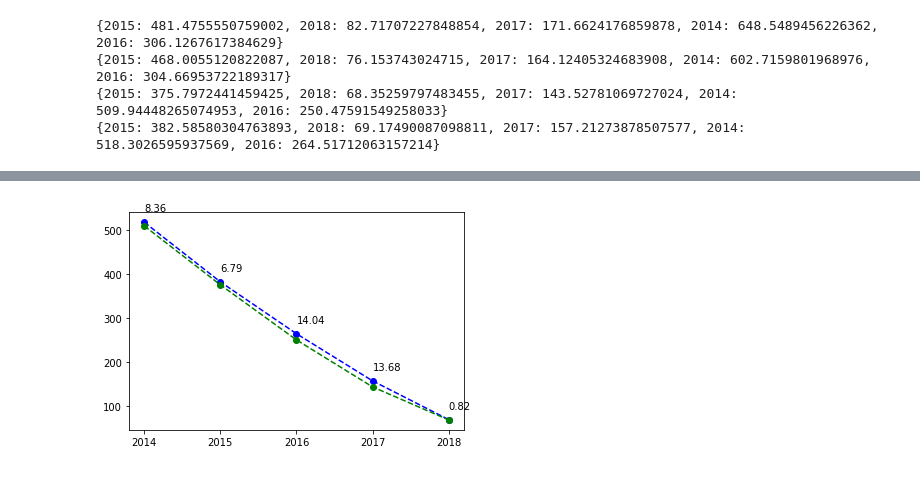
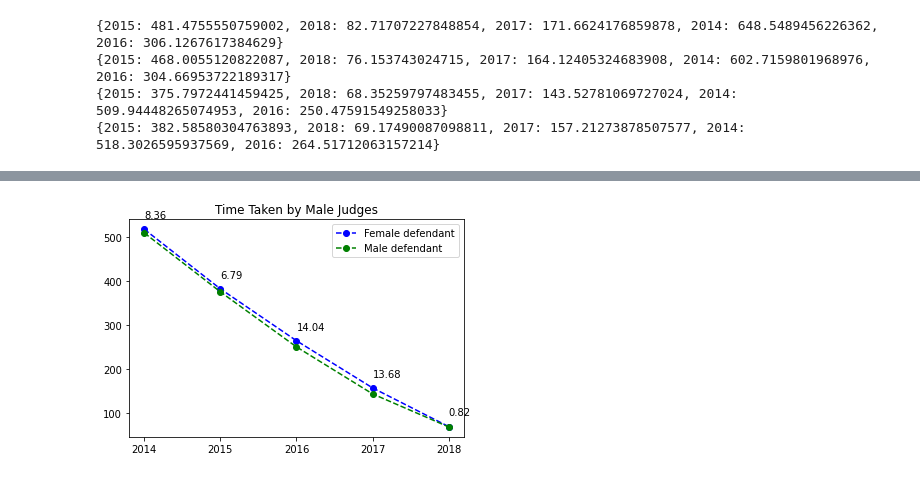
Before and after one commit to Haran71/DDL_Judicial_Data_Analysis, a Jupyter notebook: Analysis-3.ipynb, the cells around one changed output, grey strips where cells are left out. Saved outputs shown, nothing was run; the diff lists cells and outputs as text; code cells hidden in the pictures.

```diff
--- a/Analysis-3.ipynb
+++ b/Analysis-3.ipynb
@@ -168,10 +178,11 @@ plt.show()
 # %%
-plt.plot(list(male_female.keys()),list(male_female.values()),"--bo")
-plt.plot(list(male_male.keys()),list(male_male.values()),"--go")
-
+plt.plot(list(male_female.keys()),list(male_female.values()),"--bo",label="Female defendant")
+plt.plot(list(male_male.keys()),list(male_male.values()),"--go",label="Male defendant")
+plt.title("Time Taken by Male Judges")
 for i in male_female.keys():
     plt.text(i,y=male_female[i] + 25,s=round(male_female[i]-male_male[i],2))
 plt.xticks(list(female_male.keys()))
+plt.legend()
 plt.show()
 # %% [output]
-[figure, old version]
+[figure, new version]
```
Also changed, not shown: parts of 5 cells of this notebook.
